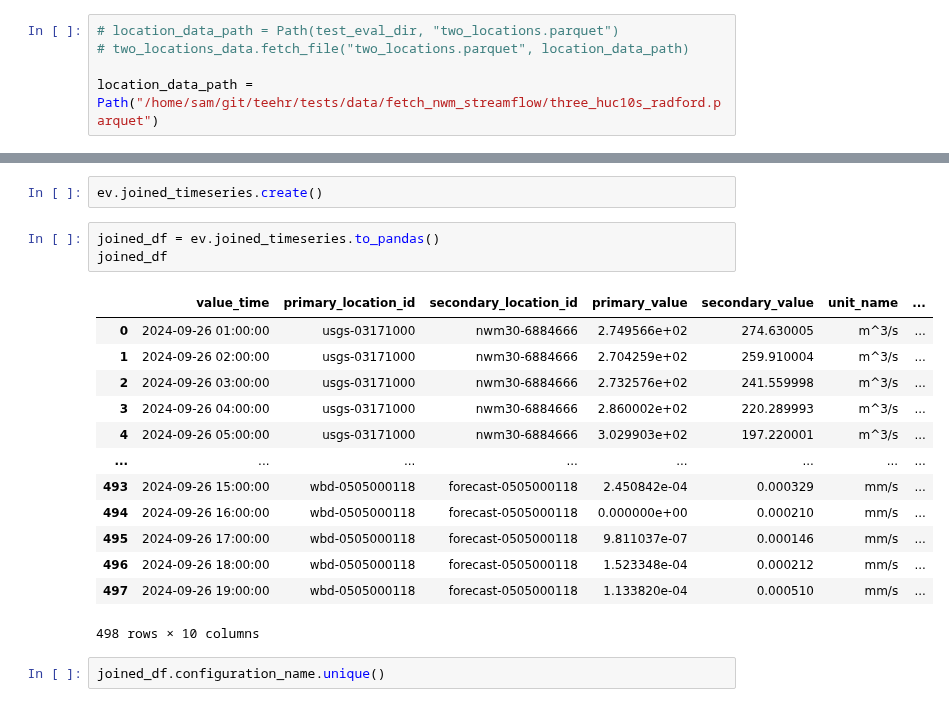
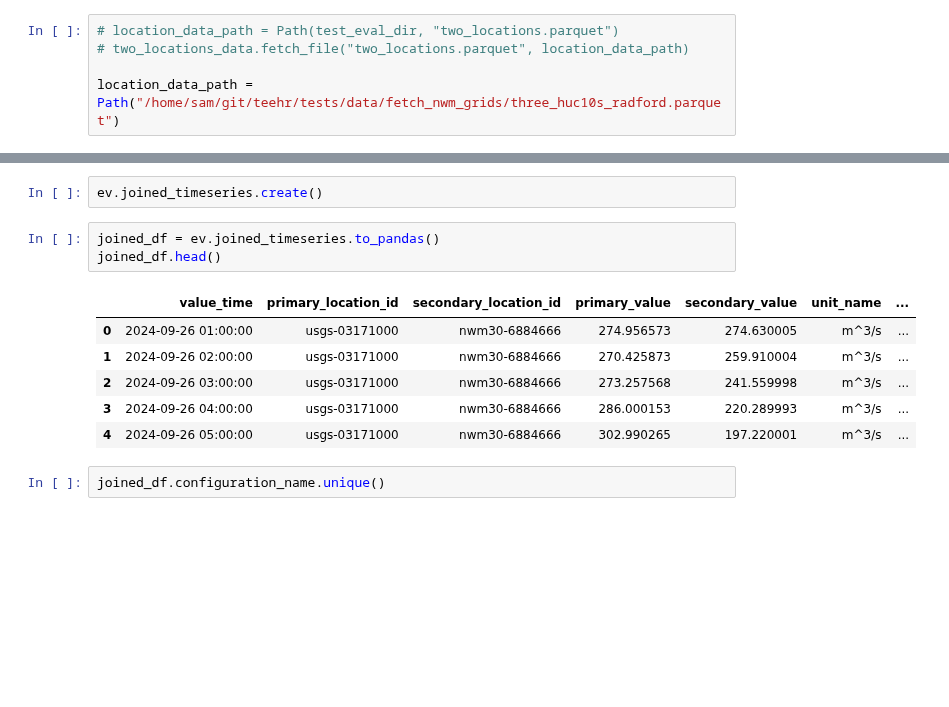
Before and after one commit to RTIInternational/teehr, a Jupyter notebook: docs/sphinx/user_guide/notebooks/11_fetching_nwm_gridded_data.ipynb, the cells around one changed output, grey strips where cells are left out. Cells and saved outputs as stored; diff of their text form; blank space fills up the shorter version.

```diff
--- a/docs/sphinx/user_guide/notebooks/11_fetching_nwm_gridded_data.ipynb
+++ b/docs/sphinx/user_guide/notebooks/11_fetching_nwm_gridded_data.ipynb
@@ -58,7 +52,7 @@ We can add polygons to summarize rainfall to, to see the impact of the forcing d
 # location_data_path = Path(test_eval_dir, "two_locations.parquet")
 # two_locations_data.fetch_file("two_locations.parquet", location_data_path)
 
-location_data_path = Path("/home/sam/git/teehr/tests/data/fetch_nwm_streamflow/three_huc10s_radford.parquet")
+location_data_path = Path("/home/sam/git/teehr/tests/data/fetch_nwm_grids/three_huc10s_radford.parquet")
 # %%
 ev.locations.load_spatial(
     location_data_path,
@@ -307,21 +265,14 @@ primary_df
 ev.joined_timeseries.create()
 # %%
 joined_df = ev.joined_timeseries.to_pandas()
-joined_df
+joined_df.head()
 # %% [output]
 |  | value_time | primary_location_id | secondary_location_id | primary_value | secondary_value | unit_name | ... |
-| 0 | 2024-09-26 01:00:00 | usgs-03171000 | nwm30-6884666 | 2.749566e+02 | 274.630005 | m^3/s | ... |
-| 1 | 2024-09-26 02:00:00 | usgs-03171000 | nwm30-6884666 | 2.704259e+02 | 259.910004 | m^3/s | ... |
-| 2 | 2024-09-26 03:00:00 | usgs-03171000 | nwm30-6884666 | 2.732576e+02 | 241.559998 | m^3/s | ... |
-| 3 | 2024-09-26 04:00:00 | usgs-03171000 | nwm30-6884666 | 2.860002e+02 | 220.289993 | m^3/s | ... |
-| 4 | 2024-09-26 05:00:00 | usgs-03171000 | nwm30-6884666 | 3.029903e+02 | 197.220001 | m^3/s | ... |
-| ... | ... | ... | ... | ... | ... | ... | ... |
-| 493 | 2024-09-26 15:00:00 | wbd-0505000118 | forecast-0505000118 | 2.450842e-04 | 0.000329 | mm/s | ... |
-| 494 | 2024-09-26 16:00:00 | wbd-0505000118 | forecast-0505000118 | 0.000000e+00 | 0.000210 | mm/s | ... |
-| 495 | 2024-09-26 17:00:00 | wbd-0505000118 | forecast-0505000118 | 9.811037e-07 | 0.000146 | mm/s | ... |
-| 496 | 2024-09-26 18:00:00 | wbd-0505000118 | forecast-0505000118 | 1.523348e-04 | 0.000212 | mm/s | ... |
-| 497 | 2024-09-26 19:00:00 | wbd-0505000118 | forecast-0505000118 | 1.133820e-04 | 0.000510 | mm/s | ... |
+| 0 | 2024-09-26 01:00:00 | usgs-03171000 | nwm30-6884666 | 274.956573 | 274.630005 | m^3/s | ... |
+| 1 | 2024-09-26 02:00:00 | usgs-03171000 | nwm30-6884666 | 270.425873 | 259.910004 | m^3/s | ... |
+| 2 | 2024-09-26 03:00:00 | usgs-03171000 | nwm30-6884666 | 273.257568 | 241.559998 | m^3/s | ... |
+| 3 | 2024-09-26 04:00:00 | usgs-03171000 | nwm30-6884666 | 286.000153 | 220.289993 | m^3/s | ... |
+| 4 | 2024-09-26 05:00:00 | usgs-03171000 | nwm30-6884666 | 302.990265 | 197.220001 | m^3/s | ... |
-498 rows × 10 columns
 # %%
 joined_df.configuration_name.unique()
 # %% [output]
```
Also changed, not shown: parts of 17 cells of this notebook, 9 other files.
